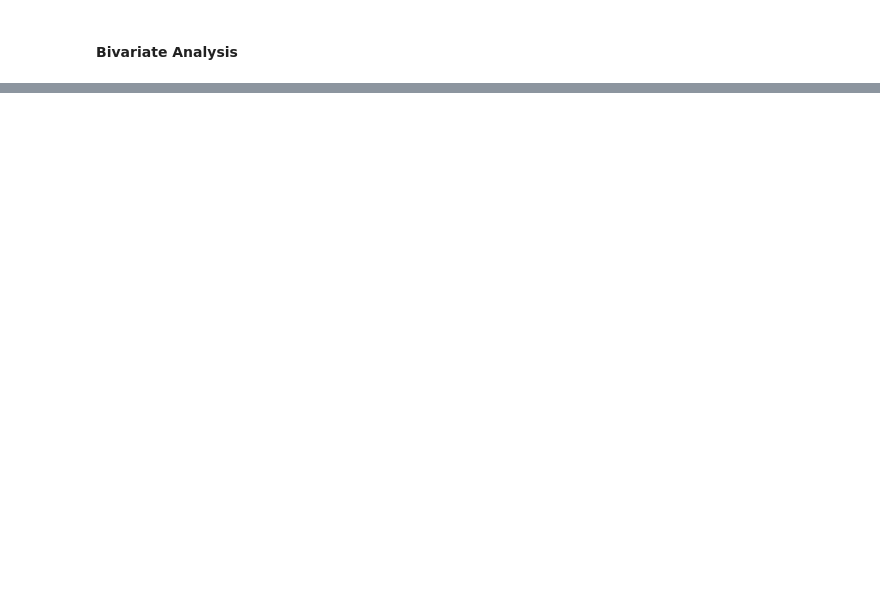
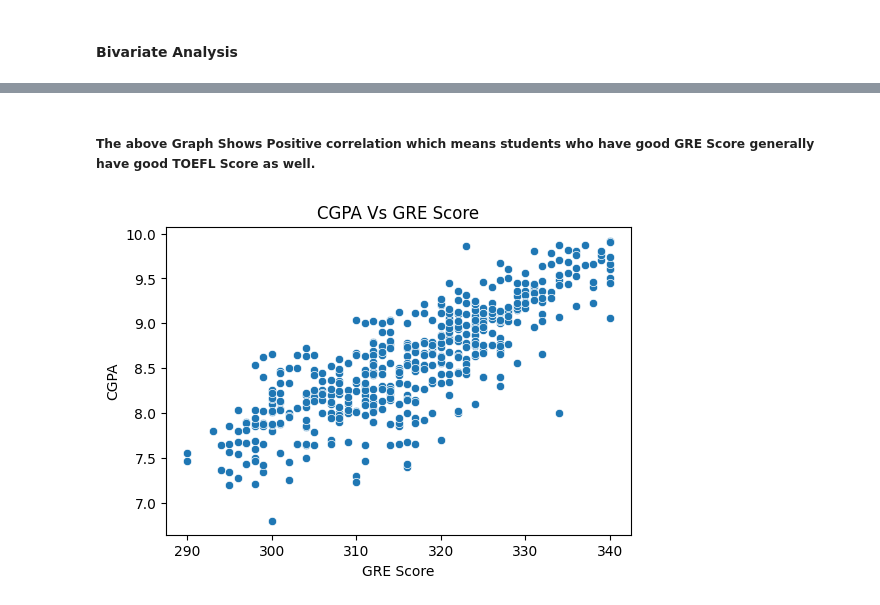
Before and after one commit to Aravind-91/JamboreeEducation--LinearRegression, a Jupyter notebook: JambooreEducation.ipynb, the cells around one changed output, grey strips where cells are left out. Drawn from its saved outputs; the diff is of its cells as text; code cells hidden in the pictures; blank space fills up the shorter version.

```diff
--- a/JambooreEducation.ipynb
+++ b/JambooreEducation.ipynb
@@ -183,0 +192,10 @@ plt.show()
+# %% [markdown]
+##### The above Graph Shows Positive correlation which means students who have good GRE Score generally have good TOEFL Score as well.
+# %%
+# Analysis on GRE Score and CGPA
+plt.figure(figsize=(6,4))
+sns.scatterplot(data=df, x='GRE Score', y='CGPA')
+plt.title('CGPA Vs GRE Score')
+plt.show()
+# %% [output]
+[figure, added]
```
Also changed, not shown: parts of 23 cells of this notebook.
